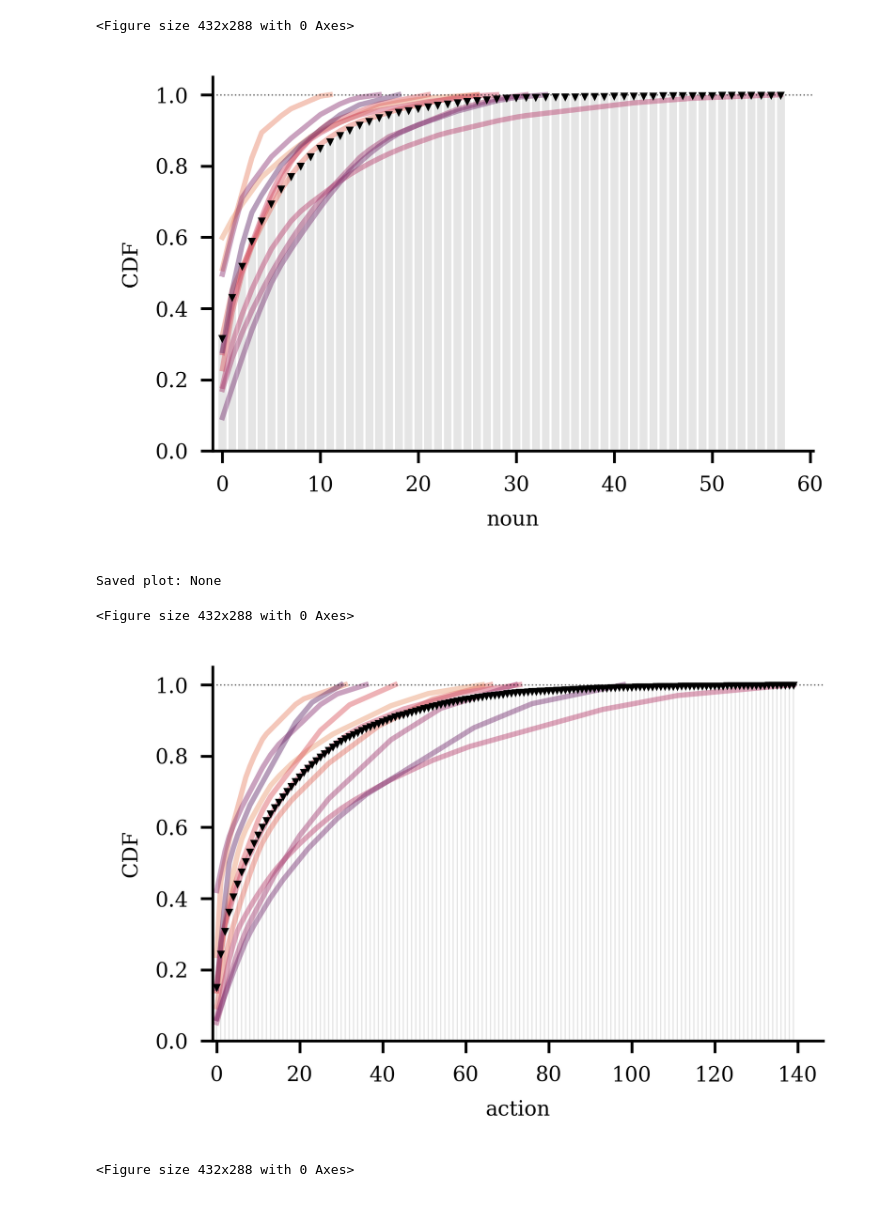
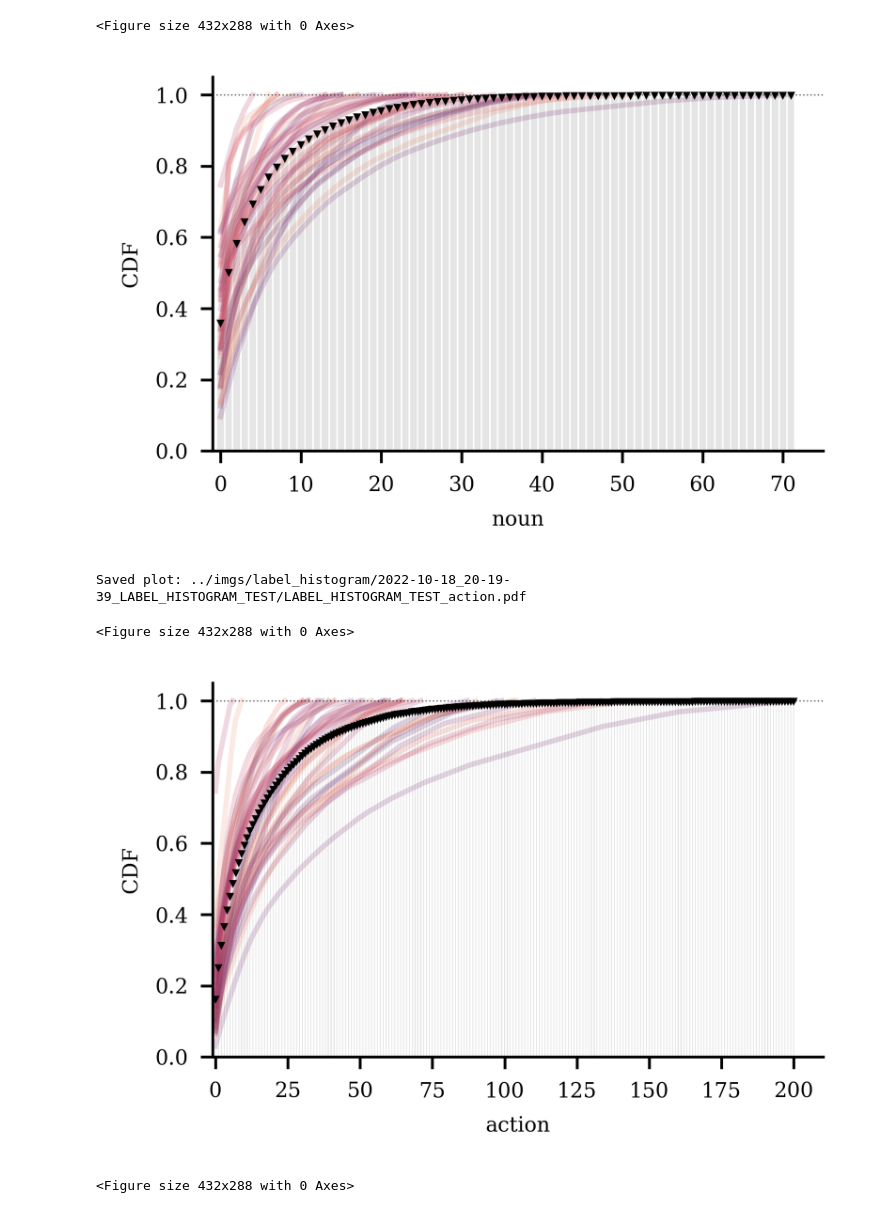
Before and after one commit to facebookresearch/EgocentricUserAdaptation, a Jupyter notebook: notebooks/plot_user_action_distribution.ipynb, the cells around one changed output. Cells and saved outputs as stored; diff of their text form; code cells hidden in the pictures.

Commit message:
User action distribution notebook: UPdate test users

```diff
--- a/notebooks/plot_user_action_distribution.ipynb
+++ b/notebooks/plot_user_action_distribution.ipynb
@@ -17,11 +17,15 @@ pd.set_option('display.max_rows', 1000)
 """First run dataset saving script that saves all per-sample entries in the stream."""
 
 # Excludes unseen actions during pretrain
-train_segmented_ckpt = "/home/matthiasdelange/sftp_remote_projects/ContextualOracle_Matthias/results/ego4d_action_recog/summarize_streams/logs/2022-10-07_04-49-02_UIDa5c4c52b-a8d8-4155-b1f4-bed9cd82374e/dataset_entries_train_FEWSHOT=False_ego4d_LTA_train_usersplit_10users.ckpt"
-test_segmented_ckpt = "/home/matthiasdelange/sftp_remote_projects/ContextualOracle_Matthias/results/ego4d_action_recog/summarize_streams/logs/2022-10-07_04-33-34_UIDd679068a-dc6e-40ff-b146-70ffe0671a97/dataset_entries_test_FEWSHOT=False_ego4d_LTA_test_usersplit_40users.ckpt"
+TRAIN_USERS_MODE=False
+
+if TRAIN_USERS_MODE:
+    train_segmented_ckpt = "/home/matthiasdelange/sftp_remote_projects/ContextualOracle_Matthias/results/ego4d_action_recog/summarize_streams/logs/2022-10-07_04-49-02_UIDa5c4c52b-a8d8-4155-b1f4-bed9cd82374e/dataset_entries_train_FEWSHOT=False_ego4d_LTA_train_usersplit_10users.ckpt"
+else:
+    test_segmented_ckpt = "/home/matthiasdelange/sftp_remote_projects/ContextualOracle_Matthias/results/ego4d_action_recog/summarize_streams/logs/2022-10-07_04-33-34_UIDd679068a-dc6e-40ff-b146-70ffe0671a97/dataset_entries_test_FEWSHOT=False_ego4d_LTA_test_usersplit_40users.ckpt"
 
 
-FILE_TO_ANALYZE = train_segmented_ckpt
+FILE_TO_ANALYZE = test_segmented_ckpt
 
 
 with open(FILE_TO_ANALYZE, 'rb') as f:
@@ -70,7 +80,7 @@ import datetime
 import os
 
 main_outdir = "../imgs/label_histogram"
-title = "LABEL_HISTOGRAM"
+title = f"LABEL_HISTOGRAM_{'TRAIN' if TRAIN_USERS_MODE else 'TEST'}"
 parent_dirname = datetime.datetime.now().strftime('%Y-%m-%d_%H-%M-%S') + "_" + title
 parent_dirpath = os.path.join(main_outdir, parent_dirname)
 os.makedirs(parent_dirpath, exist_ok=True)
@@ -84,9 +94,14 @@ figsize = (3,2)
 xlim=(-1,None)
 ylabel = "CDF"
 # LINE CONFIG
-line_alpha=0.45
+
 line_colors = sns.color_palette("flare", 10)
 cumul=True
+
+if TRAIN_USERS_MODE:
+    line_alpha=0.45
+else:
+    line_alpha=0.2
 
 
 # BARCHART CONFIG
@@ -156,7 +171,7 @@ def plot_user_histogram_lines_and_avg_bars(dfs, label_col_name):
             y_vals = y_vals_c
 
         # TODO PLOT
-        color = line_colors[user_idx]
+        color = line_colors[user_idx % len(line_colors)]
         plt.plot(x_vals,y_vals,alpha=line_alpha,color=color)
 
         user_avg_dict_list.append({
@@ -230,7 +245,7 @@ def plot_user_histogram_lines_and_avg_bars(dfs, label_col_name):
         filename = f"{title}_{xlabel}.pdf"
         filepath = os.path.join(parent_dirpath,filename)
         fig.savefig(filepath, bbox_inches='tight')
-        print(f"Saved plot: {output_file}")
+        print(f"Saved plot: {filepath}")
 
     plt.show()
     plt.clf()
@@ -248,6 +263,6 @@ Saved plot: None
 <Figure size 432x288 with 0 Axes>
-[figure, old version]
+[figure, new version]
-Saved plot: None
+Saved plot: ../imgs/label_histogram/2022-10-18_20-19-39_LABEL_HISTOGRAM_TEST/LABEL_HISTOGRAM_TEST_action.pdf
 <Figure size 432x288 with 0 Axes>
-[figure, old version]
+[figure, new version]
 <Figure size 432x288 with 0 Axes>
```
Also changed, not shown: parts of 2 cells of this notebook.
